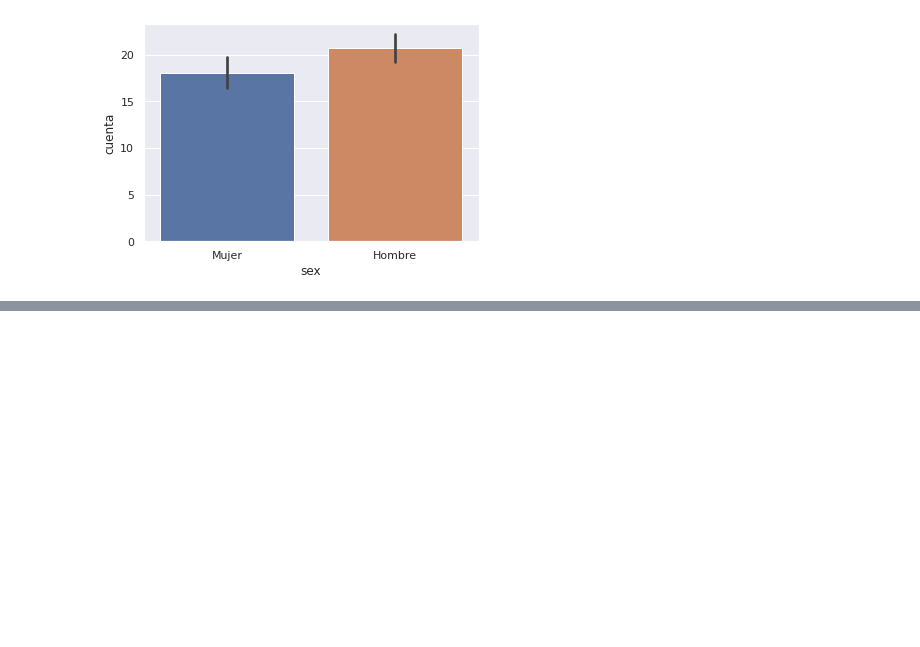
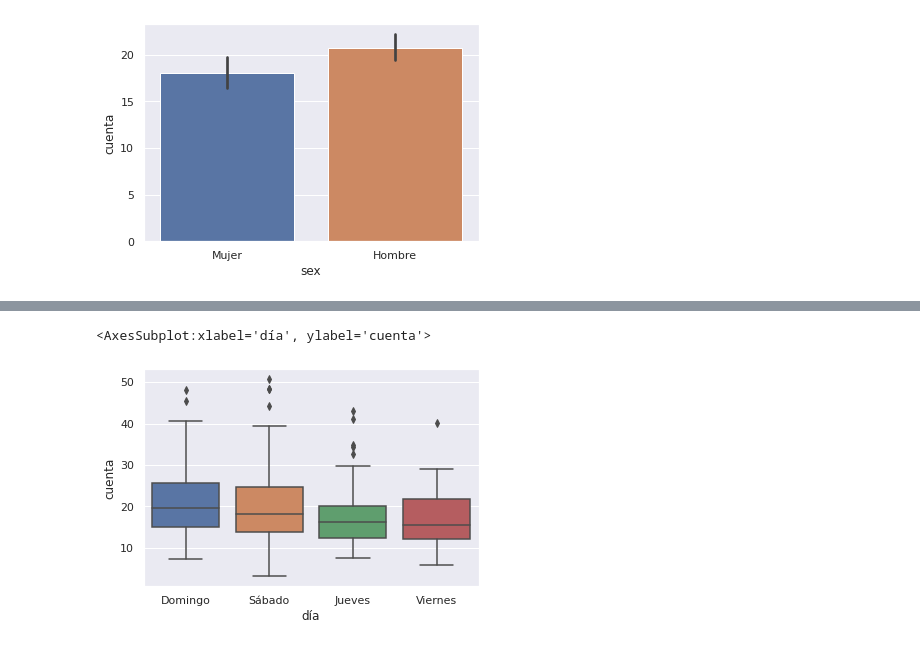
Before and after one commit to dgtrabada/python, a Jupyter notebook: 10_Seaborn/Seaborn.ipynb, the cells around one changed output, grey strips where cells are left out. Cells and saved outputs as stored; diff of their text form; code cells hidden in the pictures; blank space fills up the shorter version.

```diff
--- a/10_Seaborn/Seaborn.ipynb
+++ b/10_Seaborn/Seaborn.ipynb
@@ -70,0 +79,5 @@ sns.kdeplot(tips['total_bill'])
+# %%
+sns.boxplot(x='día', y='cuenta', data=tips)
+# %% [output]
+<AxesSubplot:xlabel='día', ylabel='cuenta'>
+[figure, added]
```
Also changed, not shown: parts of 14 cells of this notebook, 1 other file.
